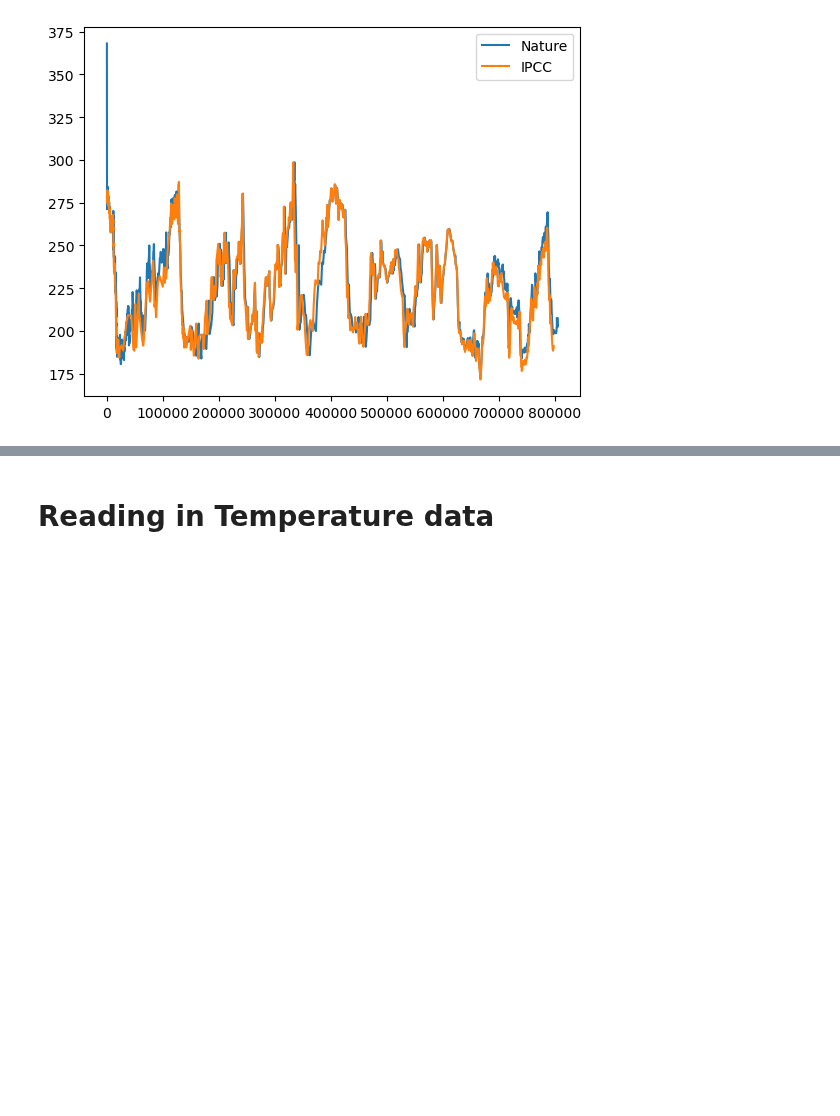
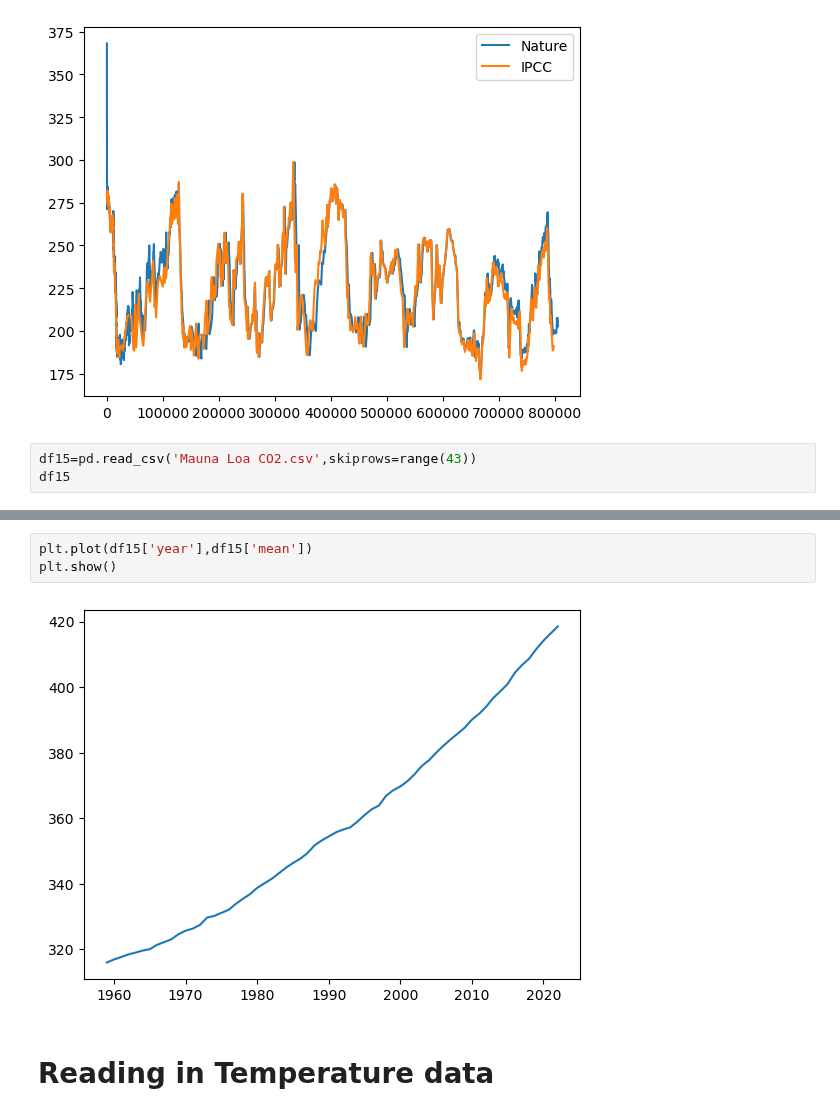
Before and after one commit to dectan/Programming-for-Data-Analysis-Project-2, a Jupyter notebook: test3.ipynb, the cells around one changed output, grey strips where cells are left out. Saved outputs shown, nothing was run; the diff lists cells and outputs as text; blank space fills up the shorter version.

Commit message:
mauna lua dataset added & graphed.

```diff
--- a/test3.ipynb
+++ b/test3.ipynb
@@ -98,3 +98,6 @@ plt.legend()
 plt.show()
 # %% [output]
 [figure]
+# %%
+df15=pd.read_csv('Mauna Loa CO2.csv',skiprows=range(43))
+df15
@@ -101,3 +118,8 @@ plt.show()
+# %%
+plt.plot(df15['year'],df15['mean'])
+plt.show()
+# %% [output]
+[figure, added]
 # %% [markdown]
 # Reading in Temperature data
 # %%
```
Also changed, not shown: parts of 17 cells of this notebook, 7 other files.
